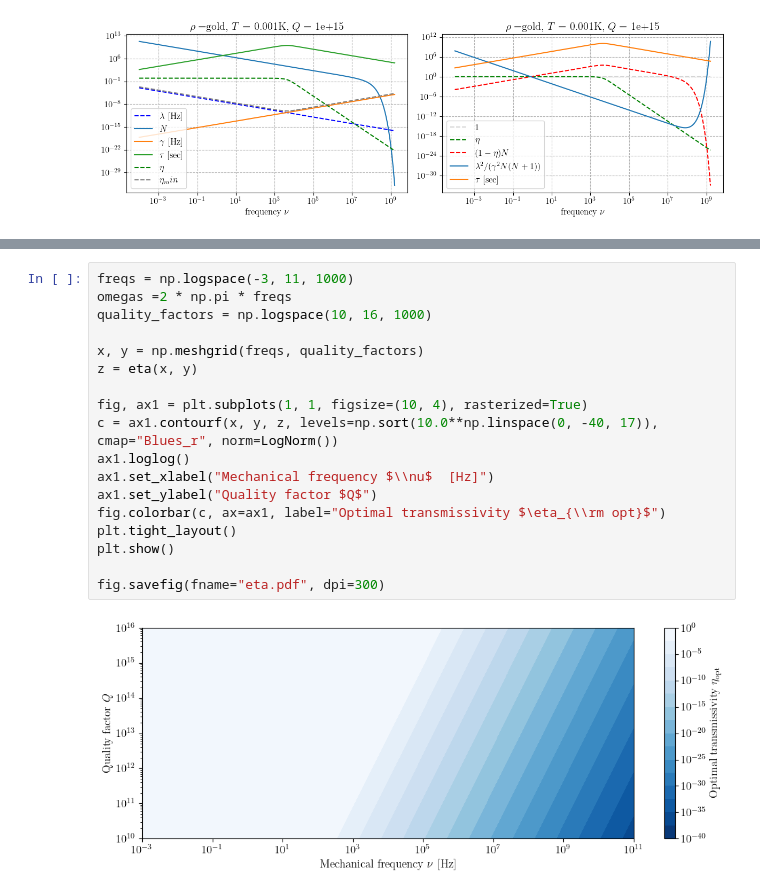
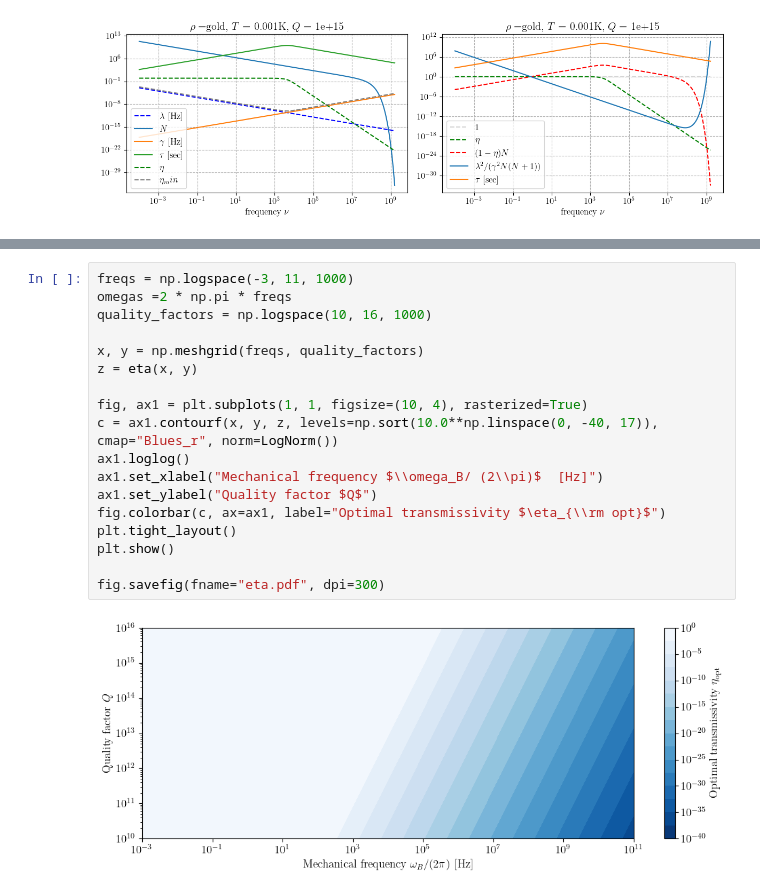
Before and after one commit to andreamari/optomechanics, a Jupyter notebook: gravitational_channel/analysis_of_experimental_requirements.ipynb, the cells around one changed output, grey strips where cells are left out. Drawn from its saved outputs; the diff is of its cells as text.

```diff
--- a/gravitational_channel/analysis_of_experimental_requirements.ipynb
+++ b/gravitational_channel/analysis_of_experimental_requirements.ipynb
@@ -142,20 +166,20 @@ fig.savefig(fname="experiment_time_duration.pdf", dpi=300)
 # %%
 freqs = np.logspace(-3, 11, 1000)
 omegas =2 * np.pi * freqs
 quality_factors = np.logspace(10, 16, 1000)
 
 x, y = np.meshgrid(freqs, quality_factors)
 z = eta(x, y)
 
 fig, ax1 = plt.subplots(1, 1, figsize=(10, 4), rasterized=True)
 c = ax1.contourf(x, y, z, levels=np.sort(10.0**np.linspace(0, -40, 17)), cmap="Blues_r", norm=LogNorm())
 ax1.loglog()
-ax1.set_xlabel("Mechanical frequency $\\nu$  [Hz]")
+ax1.set_xlabel("Mechanical frequency $\\omega_B/ (2\\pi)$  [Hz]")
 ax1.set_ylabel("Quality factor $Q$")
 fig.colorbar(c, ax=ax1, label="Optimal transmissivity $\eta_{\\rm opt}$")
 plt.tight_layout()
 plt.show()
 
 fig.savefig(fname="eta.pdf", dpi=300)
 # %% [output]
-[figure, old version]
+[figure, new version]
```
Also changed, not shown: parts of 3 cells of this notebook.
